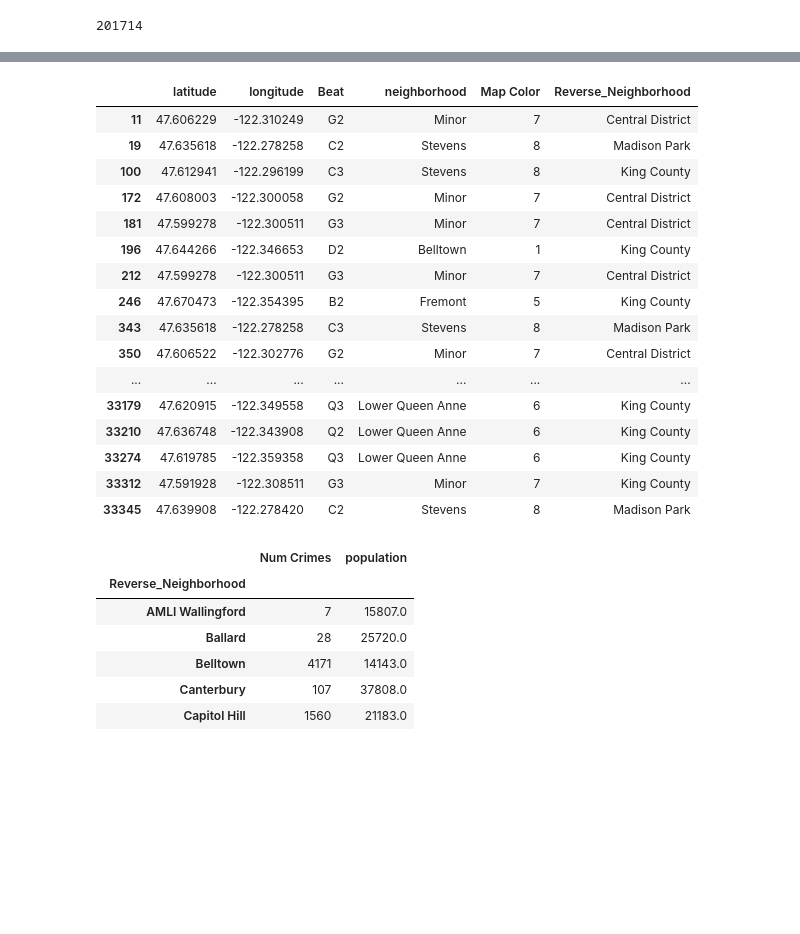
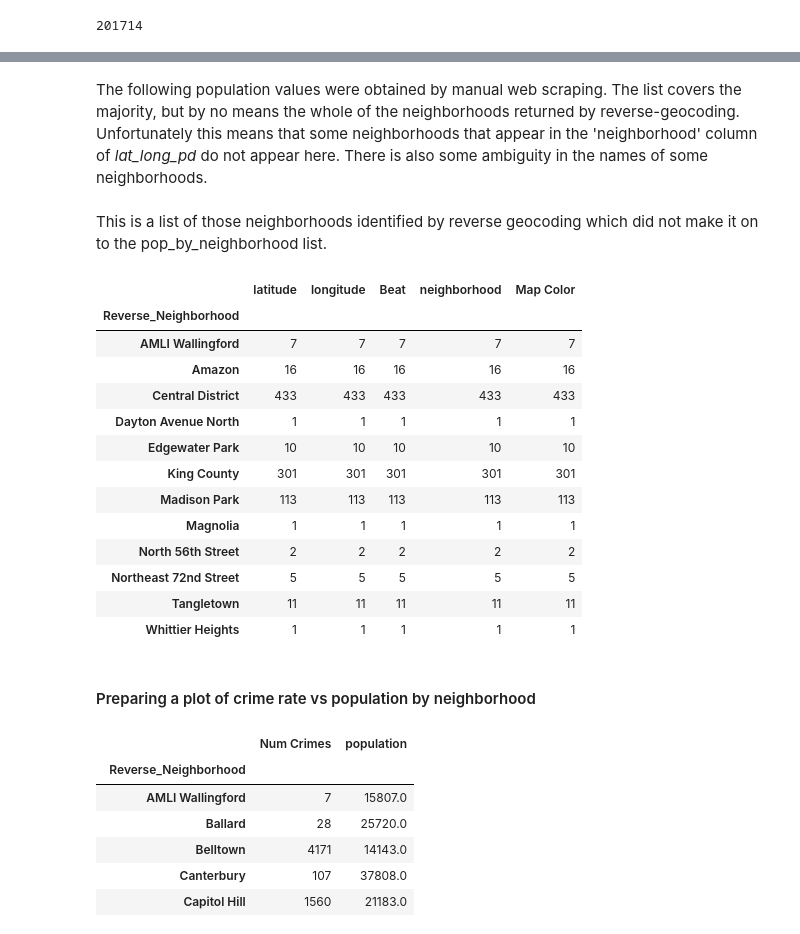
Before and after one commit to manifolded/aggregate-seattle, a Jupyter notebook: Seattle AirBnB Exploration.ipynb, the cells around one changed output, grey strips where cells are left out. Cells and saved outputs as stored; diff of their text form; code cells hidden in the pictures; blank space fills up the shorter version.

```diff
--- a/Seattle AirBnB Exploration.ipynb
+++ b/Seattle AirBnB Exploration.ipynb
@@ -824,6 +824,8 @@ def display_():
     pd.set_option("display.max_rows", None)
     from IPython.core.display import display
     display(lat_long_pd)
+# %% [markdown]
+The following population values were obtained by manual web scraping.  The list covers the majority, but by no means the whole of the neighborhoods returned by reverse-geocoding.  Unfortunately this means that some neighborhoods that appear in the 'neighborhood' column of *lat_long_pd* do not appear here.  There is also some ambiguity in the names of some neighborhoods.
 # %%
 pop_by_neighborhood = {
     'Belltown':14143,  # Niche
@@ -859,7 +861,6 @@ pop_by_neighborhood = {
     'North College Park':6678,  # Niche
     'Licton Springs':9005,  # addressreport.com
     'Alki':6566,  # Niche
-    'AMLI Wallingford':15807,  # Niche under Wallingford
     'Denny-Blaine':2471,  # Niche under Harrison/Denny-Blaine
     'Seattle':303687,  # Remainder computed
     'Interbay':1525,  # Niche
@@ -869,26 +870,28 @@ pop_by_neighborhood = {
     'Ballard':25720,  # point2homes
     'Meridian':29878, # wikipedia
 }
+# %% [markdown]
+This is a list of those neighborhoods identified by reverse geocoding which did not make it on to the pop_by_neighborhood list.
 # %%
-lat_long_pd[~lat_long_pd['Reverse_Neighborhood'].isin(pop_by_neighborhood.keys())]
+lat_long_pd[~lat_long_pd['Reverse_Neighborhood'].isin(pop_by_neighborhood.keys())].\
+    groupby('Reverse_Neighborhood').count()
 # %% [output]
-|  | latitude | longitude | Beat | neighborhood | Map Color | Reverse_Neighborhood |
-| 11 | 47.606229 | -122.310249 | G2 | Minor | 7 | Central District |
-| 19 | 47.635618 | -122.278258 | C2 | Stevens | 8 | Madison Park |
-| 100 | 47.612941 | -122.296199 | C3 | Stevens | 8 | King County |
-| 172 | 47.608003 | -122.300058 | G2 | Minor | 7 | Central District |
-| 181 | 47.599278 | -122.300511 | G3 | Minor | 7 | Central District |
-| 196 | 47.644266 | -122.346653 | D2 | Belltown | 1 | King County |
-| 212 | 47.599278 | -122.300511 | G3 | Minor | 7 | Central District |
-| 246 | 47.670473 | -122.354395 | B2 | Fremont | 5 | King County |
-| 343 | 47.635618 | -122.278258 | C3 | Stevens | 8 | Madison Park |
-| 350 | 47.606522 | -122.302776 | G2 | Minor | 7 | Central District |
-| ... | ... | ... | ... | ... | ... | ... |
-| 33179 | 47.620915 | -122.349558 | Q3 | Lower Queen Anne | 6 | King County |
-| 33210 | 47.636748 | -122.343908 | Q2 | Lower Queen Anne | 6 | King County |
-| 33274 | 47.619785 | -122.359358 | Q3 | Lower Queen Anne | 6 | King County |
-| 33312 | 47.591928 | -122.308511 | G3 | Minor | 7 | King County |
-| 33345 | 47.639908 | -122.278420 | C2 | Stevens | 8 | Madison Park |
+|  | latitude | longitude | Beat | neighborhood | Map Color |
+| Reverse_Neighborhood |  |  |  |  |  |
+| AMLI Wallingford | 7 | 7 | 7 | 7 | 7 |
+| Amazon | 16 | 16 | 16 | 16 | 16 |
+| Central District | 433 | 433 | 433 | 433 | 433 |
+| Dayton Avenue North | 1 | 1 | 1 | 1 | 1 |
+| Edgewater Park | 10 | 10 | 10 | 10 | 10 |
+| King County | 301 | 301 | 301 | 301 | 301 |
+| Madison Park | 113 | 113 | 113 | 113 | 113 |
+| Magnolia | 1 | 1 | 1 | 1 | 1 |
+| North 56th Street | 2 | 2 | 2 | 2 | 2 |
+| Northeast 72nd Street | 5 | 5 | 5 | 5 | 5 |
+| Tangletown | 11 | 11 | 11 | 11 | 11 |
+| Whittier Heights | 1 | 1 | 1 | 1 | 1 |
+# %% [markdown]
+#### Preparing a plot of crime rate vs population by neighborhood
 # %%
 crimes_by_neighborhood = lat_long_pd.groupby('Reverse_Neighborhood')['Beat'].count()
 # %%
```
Also changed, not shown: parts of 9 cells of this notebook.
